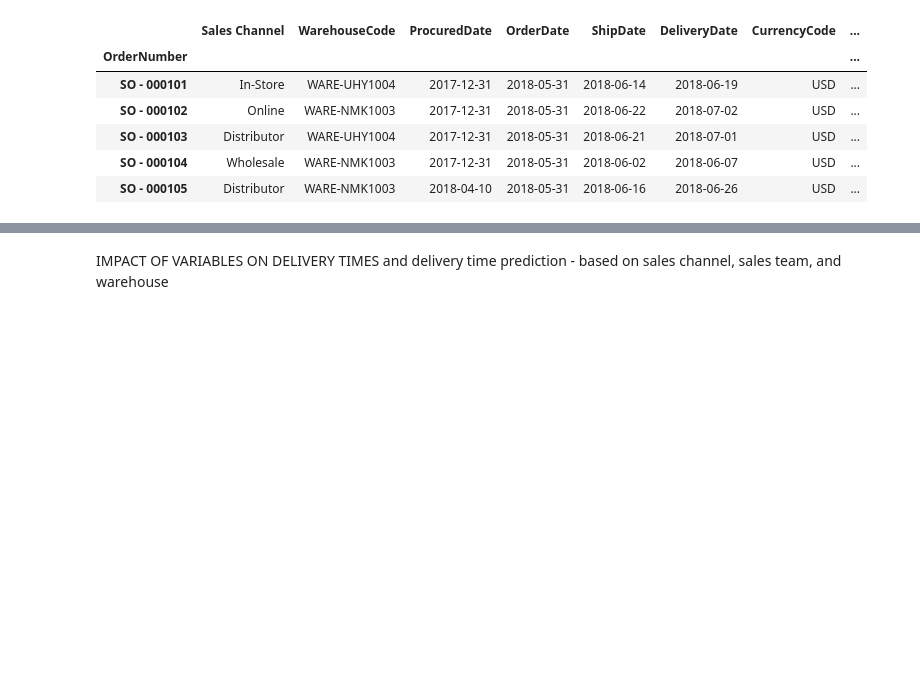
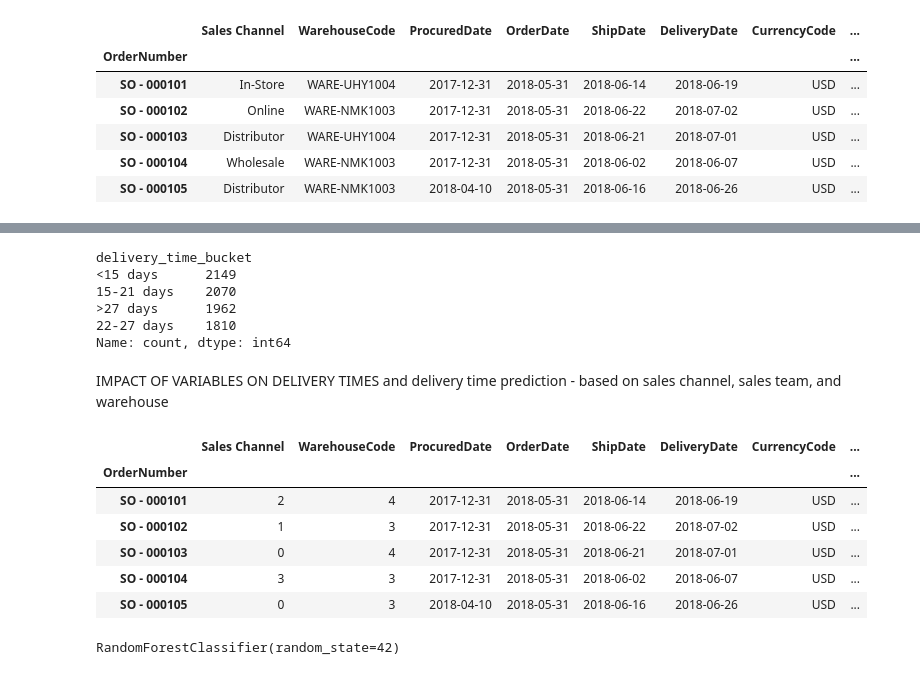
Before and after one commit to jdmandras/Project-4, a Jupyter notebook: DataAnalysis.ipynb, the cells around one changed output, grey strips where cells are left out. Cells and saved outputs as stored; diff of their text form; code cells hidden in the pictures; blank space fills up the shorter version.

```diff
--- a/DataAnalysis.ipynb
+++ b/DataAnalysis.ipynb
@@ -116,0 +130,4 @@ sales_df.head()
+# %%
+#delivery time bucketing - create a new column "delivery_time_bucket" into values under 25th percentile, between 25th and 50th percentile, between 50th and 75th percentile, and over 75th percentile
+sales_df["delivery_time_bucket"] = pd.qcut(sales_df["delivery_time_days"], q=[0, .25, .5, .75, 1], labels=["<15 days", "15-21 days", "22-27 days", ">27 days"])
+sales_df.head()
@@ -116,0 +142,10 @@ sales_df.head()
+# %%
+#show the number of orders in each delivery time bucket
+sales_df["delivery_time_bucket"].value_counts()
+# %% [output]
+delivery_time_bucket
+<15 days      2149
+15-21 days    2070
+>27 days      1962
+22-27 days    1810
+Name: count, dtype: int64
@@ -117,2 +155,17 @@ sales_df.head()
 # %% [markdown]
 IMPACT OF VARIABLES ON DELIVERY TIMES and delivery time prediction - based on sales channel, sales team, and warehouse
+# %%
+# encoding categorical variables
+#replace "Sales Channel" categories with integers - "Distributor"=0, "Online"=1, "In-Store"=2, "Wholesale"=3
+sales_df["Sales Channel"] = sales_df["Sales Channel"].replace({"Distributor": 0, "Online": 1, "In-Store": 2, "Wholesale": 3})
+#replace WarehouseCode  categories with integers - "WARE-MKL1006"=6, "WARE-NBV1002"=2, "WARE-NMK1003"=3, "WARE-PUJ1005"=5, "WARE-UHY1004"=4, "WARE-XYS1001"=1
+sales_df["WarehouseCode"] = sales_df["WarehouseCode"].replace({"WARE-MKL1006": 6, "WARE-NBV1002": 2, "WARE-NMK1003": 3, "WARE-PUJ1005": 5, "WARE-UHY1004": 4, "WARE-XYS1001": 1})
+sales_df.head()
+# %% [output]
+|  | Sales Channel | WarehouseCode | ProcuredDate | OrderDate | ShipDate | DeliveryDate | CurrencyCode | ... |
+| OrderNumber |  |  |  |  |  |  |  | ... |
+| SO - 000101 | 2 | 4 | 2017-12-31 | 2018-05-31 | 2018-06-14 | 2018-06-19 | USD | ... |
+| SO - 000102 | 1 | 3 | 2017-12-31 | 2018-05-31 | 2018-06-22 | 2018-07-02 | USD | ... |
+| SO - 000103 | 0 | 4 | 2017-12-31 | 2018-05-31 | 2018-06-21 | 2018-07-01 | USD | ... |
+| SO - 000104 | 3 | 3 | 2017-12-31 | 2018-05-31 | 2018-06-02 | 2018-06-07 | USD | ... |
+| SO - 000105 | 0 | 3 | 2018-04-10 | 2018-05-31 | 2018-06-16 | 2018-06-26 | USD | ... |
@@ -118,0 +187,8 @@ IMPACT OF VARIABLES ON DELIVERY TIMES and delivery time prediction - based on sa
+# %%
+from sklearn.ensemble import RandomForestClassifier
+
+#Train the random forest classifier
+clf = RandomForestClassifier(n_estimators=100, random_state=42)
+clf.fit(X_train, y_train)
+# %% [output]
+RandomForestClassifier(random_state=42)
```
Also changed, not shown: parts of 20 cells of this notebook, 1 other file.
